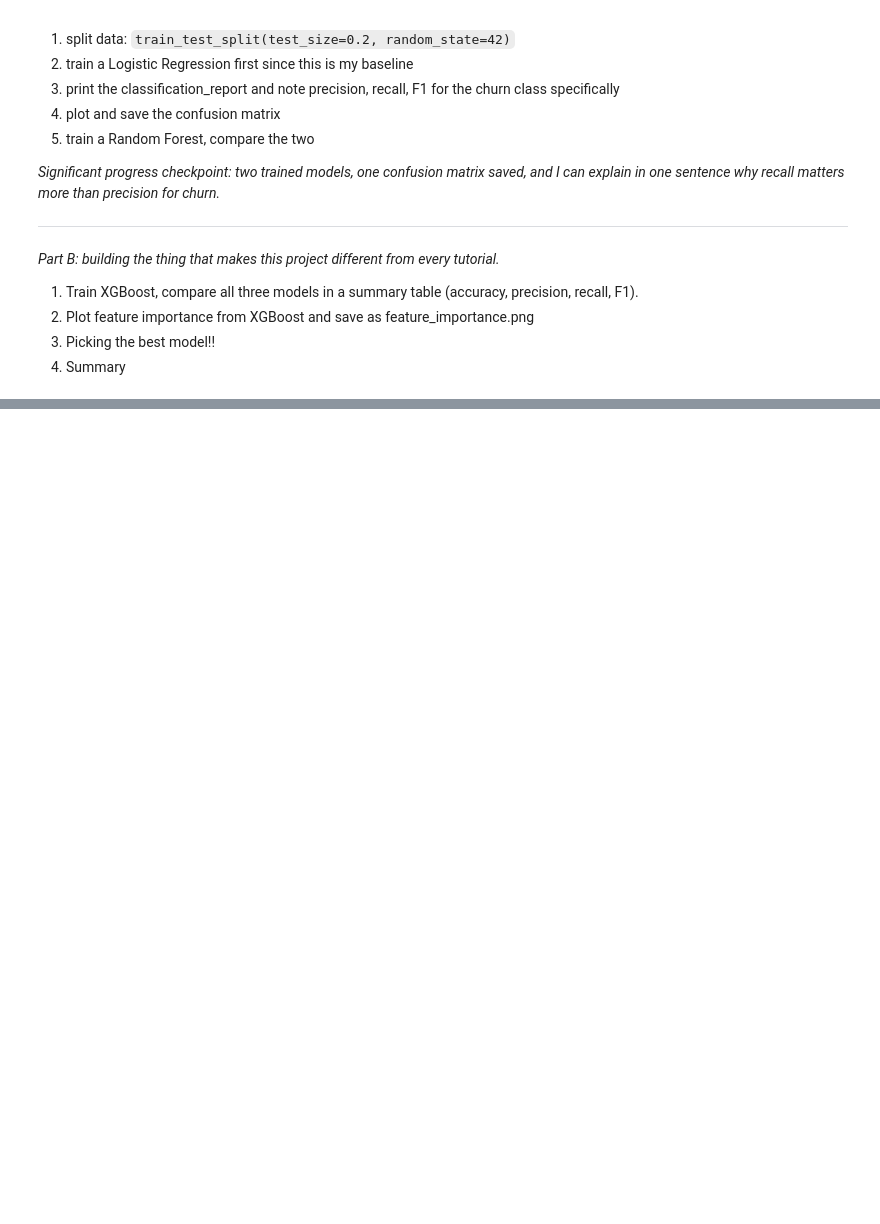
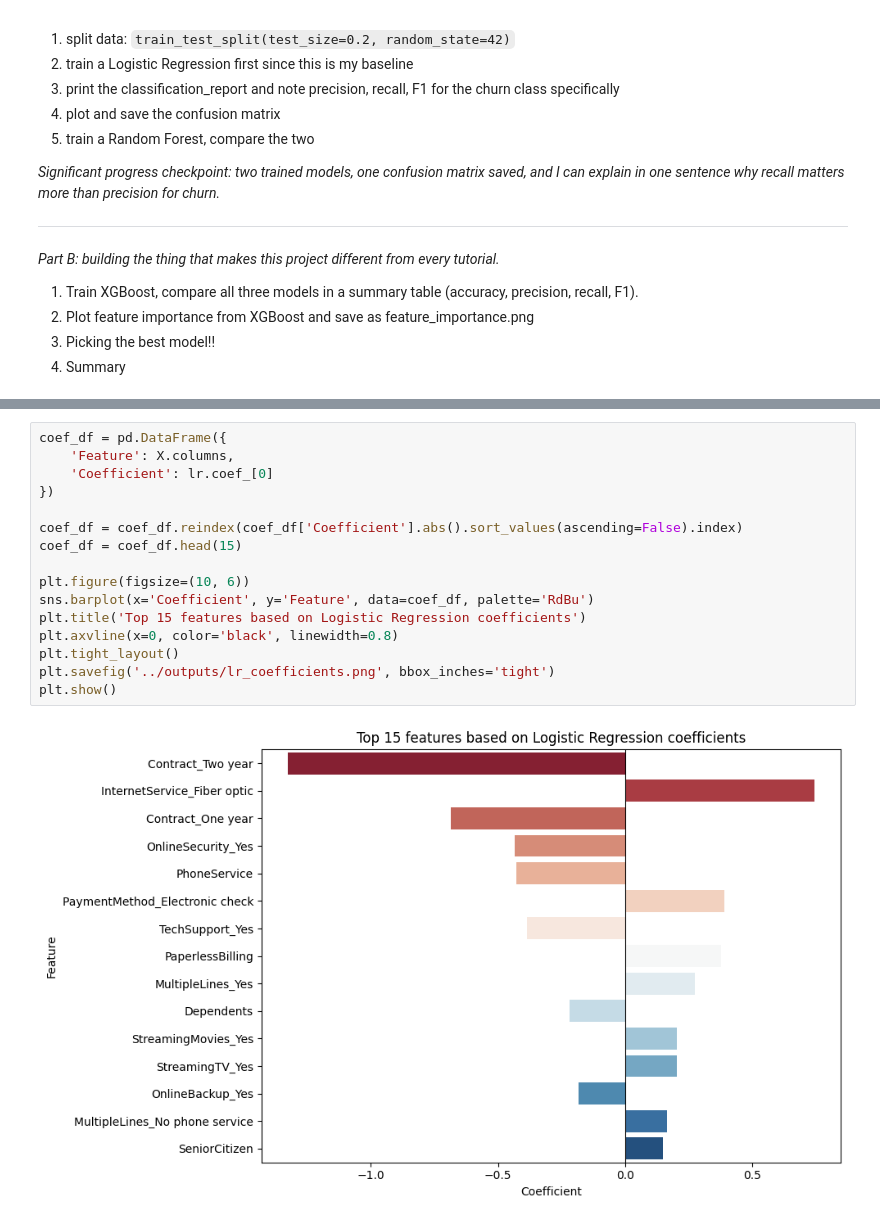
Before and after one commit to marzafiee/churn-risk-analyzer, a Jupyter notebook: notebooks/modelling.ipynb, the cells around one changed output, grey strips where cells are left out. Drawn from its saved outputs; the diff is of its cells as text; blank space fills up the shorter version.

```diff
--- a/notebooks/modelling.ipynb
+++ b/notebooks/modelling.ipynb
@@ -41,0 +161,18 @@ df.shape
+# %%
+coef_df = pd.DataFrame({
+    'Feature': X.columns,
+    'Coefficient': lr.coef_[0]
+})
+
+coef_df = coef_df.reindex(coef_df['Coefficient'].abs().sort_values(ascending=False).index)
+coef_df = coef_df.head(15)
+
+plt.figure(figsize=(10, 6))
+sns.barplot(x='Coefficient', y='Feature', data=coef_df, palette='RdBu')
+plt.title('Top 15 features based on Logistic Regression coefficients')
+plt.axvline(x=0, color='black', linewidth=0.8)
+plt.tight_layout()
+plt.savefig('../outputs/lr_coefficients.png', bbox_inches='tight')
+plt.show()
+# %% [output]
+[figure, added]
```
Also changed, not shown: parts of 33 cells of this notebook.
